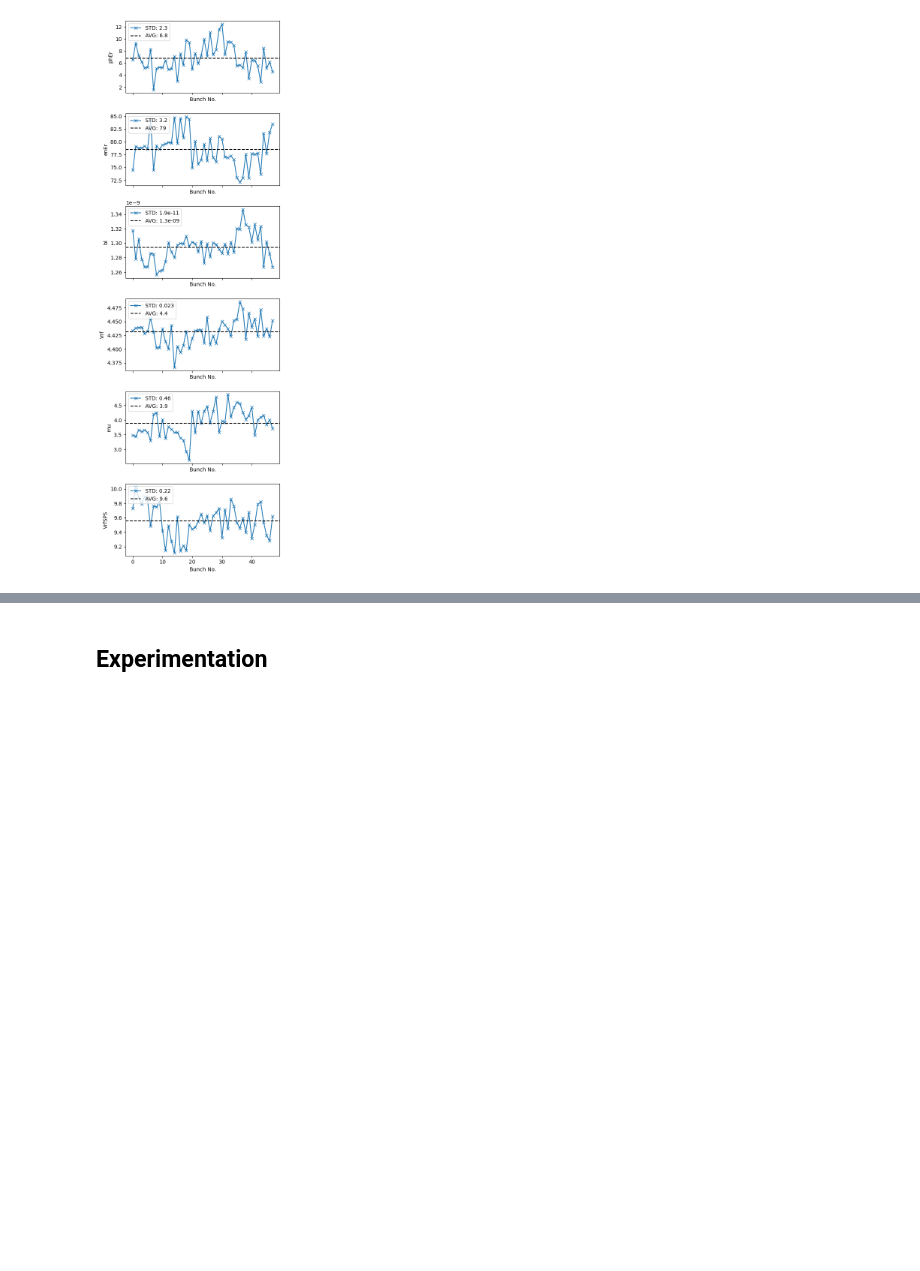
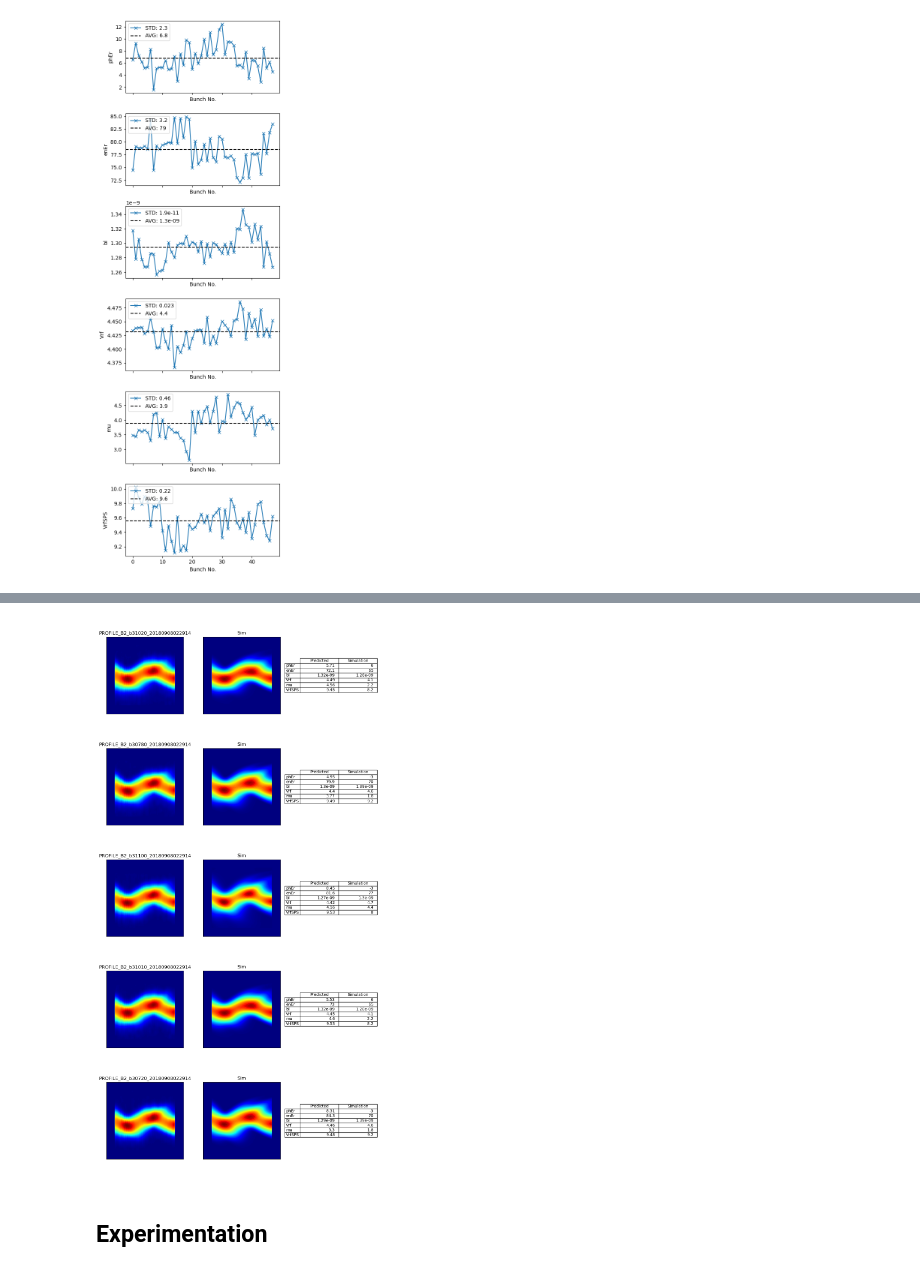
Before and after one commit to kiliakis/tomography_ML, a Jupyter notebook: inspect_real_data.ipynb, the cells around one changed output, grey strips where cells are left out. Drawn from its saved outputs; the diff is of its cells as text; code cells hidden in the pictures; blank space fills up the shorter version.

```diff
--- a/inspect_real_data.ipynb
+++ b/inspect_real_data.ipynb
@@ -351,3 +454,67 @@ plt.show()
+# %%
+# Now for every real_x, I need to find a sim_x that is as close as possible
+# One metric to use is sum(diff(x1, x2))
+min_diff_idx = [-1] * len(real_x)
+min_diff_sum = [128 * 128] * len(real_x)
+
+for i in range(len(real_x)):
+    for j in range(len(sim_x)):
+        diff_sum = np.sum(np.abs(real_x[i][14:-14,14:-14] - sim_x[j][14:-14,14:-14]))
+        if diff_sum < min_diff_sum[i]:
+            min_diff_sum[i] = diff_sum
+            min_diff_idx[i] = j
+# %%
+# Get the predictions for real and sim data
+real_latents = encDec.encode(real_x, unnormalize=True).numpy()
+sim_latents = sim_y[min_diff_idx]
+sim_latents_unnorm = np.array(unnormalize_params(
+        sim_latents[:, 0], sim_latents[:, 1], sim_latents[:, 2],
+        sim_latents[:, 3], sim_latents[:, 4], sim_latents[:, 5],
+        sim_latents[:, 6], normalization=normalization)).T
+# %%
+nrows = 5
+# Get nrows * nrows random images
+sample = np.random.choice(np.arange(len(real_x)),
+                          size=nrows, replace=False)
+
+# Create 3x3 grid of figures
+fig, axes = plt.subplots(ncols=3, nrows=nrows, figsize=(10, 20), sharex=True)
+# axes = np.ravel(axes)
+# for i in range(len(axes)):
+for i in range(len(sample)):
+    ax = axes[i, 0]
+    plt.sca(ax)
+    ax.set_xticks([])
+    ax.set_yticks([])
+    ax.imshow(real_x[sample[i]], cmap='jet')
+    ax.set_title(f'{real_id[sample[i]]}')
+    plt.tight_layout()
+
+    ax = axes[i, 1]
+    plt.sca(ax)
+    plt.tight_layout()
+
+    ax.set_xticks([])
+    ax.set_yticks([])
+    # show the image
+    ax.imshow(sim_x[min_diff_idx[sample[i]]], cmap='jet')
+    # title = ','.join([f'{y:.2f}' for y in sim_y[min_diff_idx[sample[i]]]])
+    ax.set_title(f'Sim')
+
+    ax = axes[i, 2]
+    plt.sca(ax)
+    plt.axis('off')
+
+    rowLabels = [var_names[w] for w in loss_weights]
+    # cellText = [[latent] for latent in latent_pred_unnorm]
+    predicted = real_latents[sample[i]]
+    simulated = sim_latents_unnorm[sample[i]]
+    cellText = [[f'{predicted[i]:.3g}', f'{simulated[loss_weights[i]]:.3g}'] for i in range(len(predicted))]
+    plt.table(cellText=cellText, rowLabels=rowLabels,
+              colLabels=['Predicted', 'Simulation'], loc='center')
+    plt.tight_layout()
+# %% [output]
+[figure, added]
 # %% [markdown]
 ## Experimentation
 # %%
```
Also changed, not shown: parts of 8 cells of this notebook, 5 other files.
